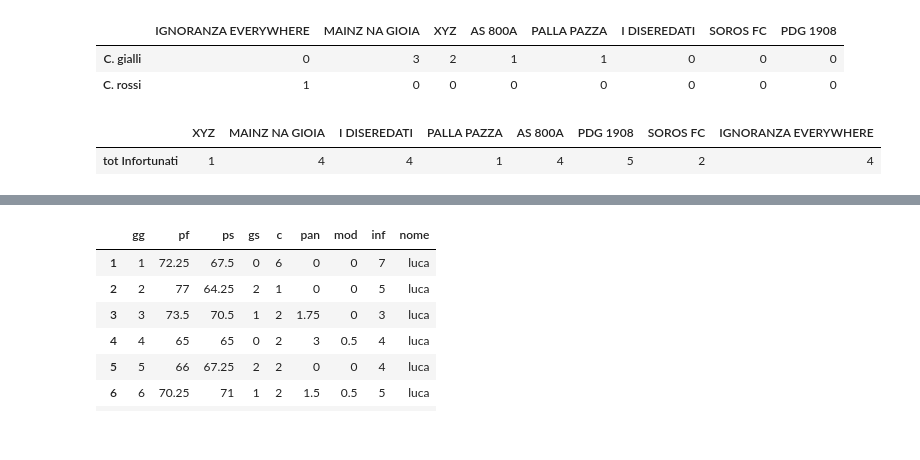
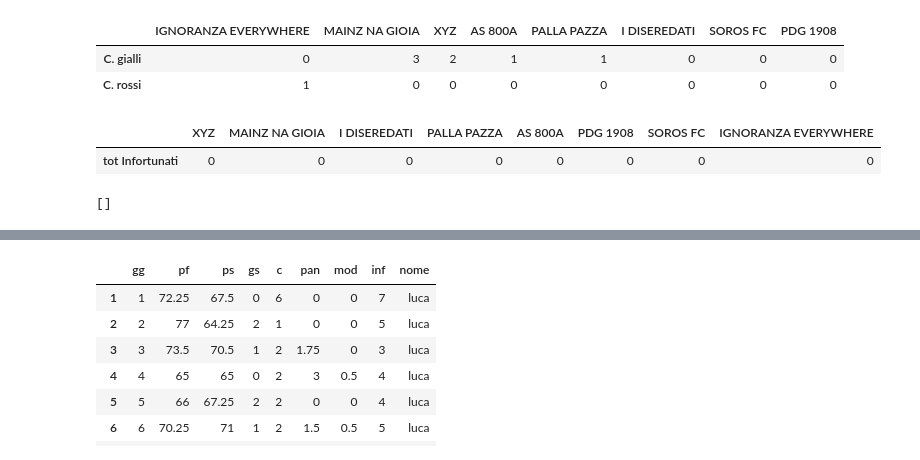
Before and after one commit to lucaagozzino/Fantapalla_simulazioni, a Jupyter notebook: IGNOBEL/IGNOBEL.ipynb, the cells around one changed output, grey strips where cells are left out. Saved outputs shown, nothing was run; the diff lists cells and outputs as text; code cells hidden in the pictures.

```diff
--- a/IGNOBEL/IGNOBEL.ipynb
+++ b/IGNOBEL/IGNOBEL.ipynb
@@ -47,12 +47,16 @@ C
 | C. gialli | 0 | 3 | 2 | 1 | 1 | 0 | 0 | 0 |
 | C. rossi | 1 | 0 | 0 | 0 | 0 | 0 | 0 | 0 |
 # %%
-CI = count_inf(infortunati(giornata = 21), rose()) #restituisce il numero di infortunati in ogni rosa
+CI = count_inf(infortunati(giornata = 28), rose()) #restituisce il numero di infortunati in ogni rosa
 ##NOTA: usa Rose definito sopra nel caso in cui FG non ha le rose corrette e quindi serve usare lo spreadsheet
 CI
 # %% [output]
 |  | XYZ | MAINZ NA GIOIA | I DISEREDATI | PALLA PAZZA | AS 800A | PDG 1908 | SOROS FC | IGNORANZA EVERYWHERE |
-| tot Infortunati | 1 | 4 | 4 | 1 | 4 | 5 | 2 | 4 |
+| tot Infortunati | 0 | 0 | 0 | 0 | 0 | 0 | 0 | 0 |
+# %%
+infortunati(giornata = 28)
+# %% [output]
+[]
 # %%
 F = fantapunti_fatti(giornata=21)
 # %%
```
Also changed, not shown: parts of 5 cells of this notebook, 21 other files.
